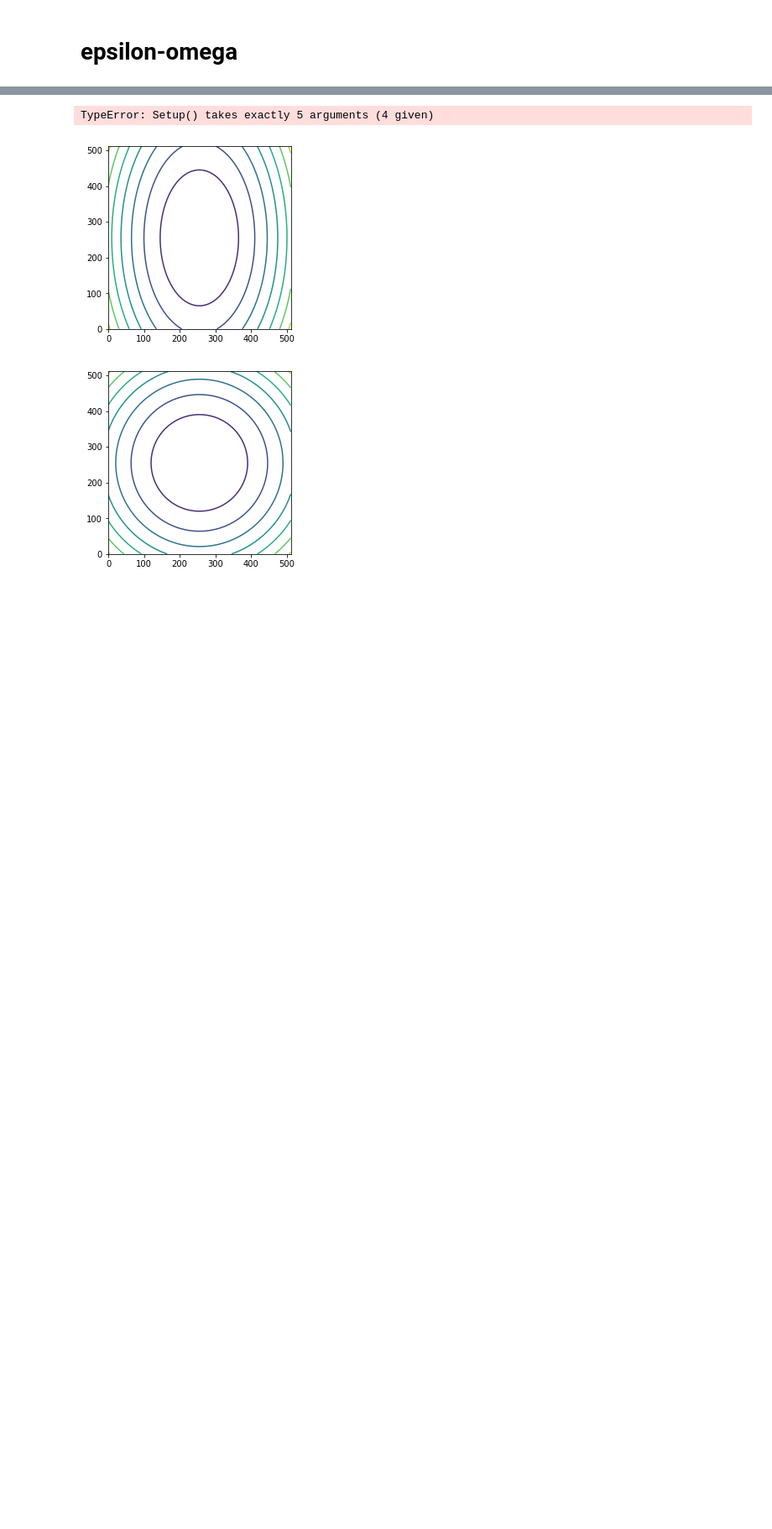
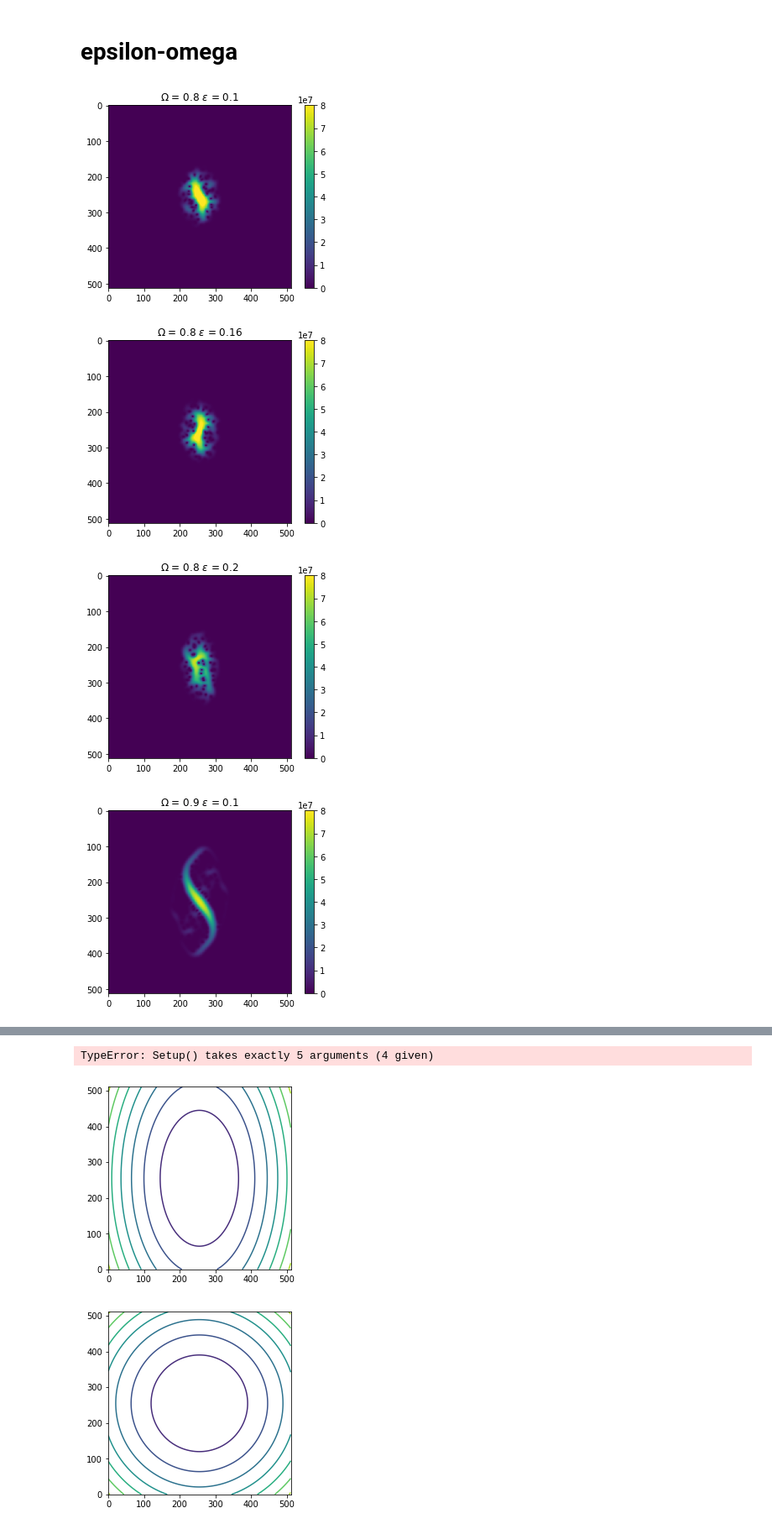
Before and after one commit to biswaroopmukherjee/condensate, a Jupyter notebook: examples/random.ipynb, the cells around one changed output, grey strips where cells are left out. Shown at 84% size. Cells and saved outputs as stored; diff of their text form; code cells hidden in the pictures; blank space fills up the shorter version.

```diff
--- a/examples/random.ipynb
+++ b/examples/random.ipynb
@@ -65,7 +65,7 @@ Rxy = np.sqrt(15 * N * a_s * np.sqrt(mass * omegaz / hbar))
 a_h = np.sqrt(hbar / (2*mass *omega))
 lb = np.sqrt(hbar / (mass *omega))
 fov = 7 * Rxy * a_h
-fov = 800 * 1e-6
+fov = 900 * 1e-6
 # %%
 1e6*lb
 # %% [output]
@@ -146,5 +146,50 @@ plt.show()
 # %% [markdown]
 # epsilon-omega
+# %%
+from tqdm.notebook import tqdm
+import pandas as pd
+
+def compute_rotini(Omega=0.9, epsilon=0.16, steps=10000):
+    whirrMax = Omega*omega
+    times = np.arange(steps)
+    whirrtime = 1500
+    Omega = [np.min([whirrMax, omega * 1.02 * np.tanh(2.4 * t / whirrtime)]) for t in times]
+    x = xrelax.copy()
+    gpcore.Setup(DIM, fov, g, 1e-3, False, 0.007)
+    gpcore.SetHarmonicPotential(omega,epsilon) #omega, epsilon
+    gpcore.RotatingFrame(Omega)
+    gpcore.Evolve(x, steps, 50, False, 0.3e8)
+    out = x.copy()
+    return out
 # %%
 Omegalist = [0.7,0.75,0.8, 0.82, 0.84, 0.86, 0.88, .9, .92, .94, .96, 1]
-epsilonlist = []
+epsilonlist = [0.08,0.1,0.12,0.14,0.16,0.18,0.2,0.22,0.24]
+
+Omegalist = [0.8, .9, .92]
+epsilonlist = [0.1,0.16,0.2]
+# %%
+columns = ['Omega', 'epsilon', 'steps', 'Psi']
+results = pd.DataFrame(columns=columns)
+
+for Omega in tqdm(Omegalist):
+    for epsilon in tqdm(epsilonlist, leave=False):
+        if Omega < 0.87:
+            steps = 8000
+        else:
+            steps = 10000
+        Psi = compute_rotini(Omega, epsilon, steps)
+        newresults = pd.DataFrame([[Omega,epsilon,steps,Psi]],columns=columns)
+        results = results.append(newresults,  ignore_index=True)
+# %%
+# plt.figure(figsize=(18,18))
+for i,r in results.iterrows():
+    plt.imshow(np.abs(r.Psi)**2, vmax=8e7)
+    plt.colorbar()
+    plt.title('$\Omega$ = '+str(r.Omega) + ' $\epsilon$ = ' + str(r.epsilon))
+
+    plt.show()
+# %% [output]
+[figure, added]
+[figure, added]
+[figure, added]
+[figure, added]
```
Also changed, not shown: parts of 6 cells of this notebook.
